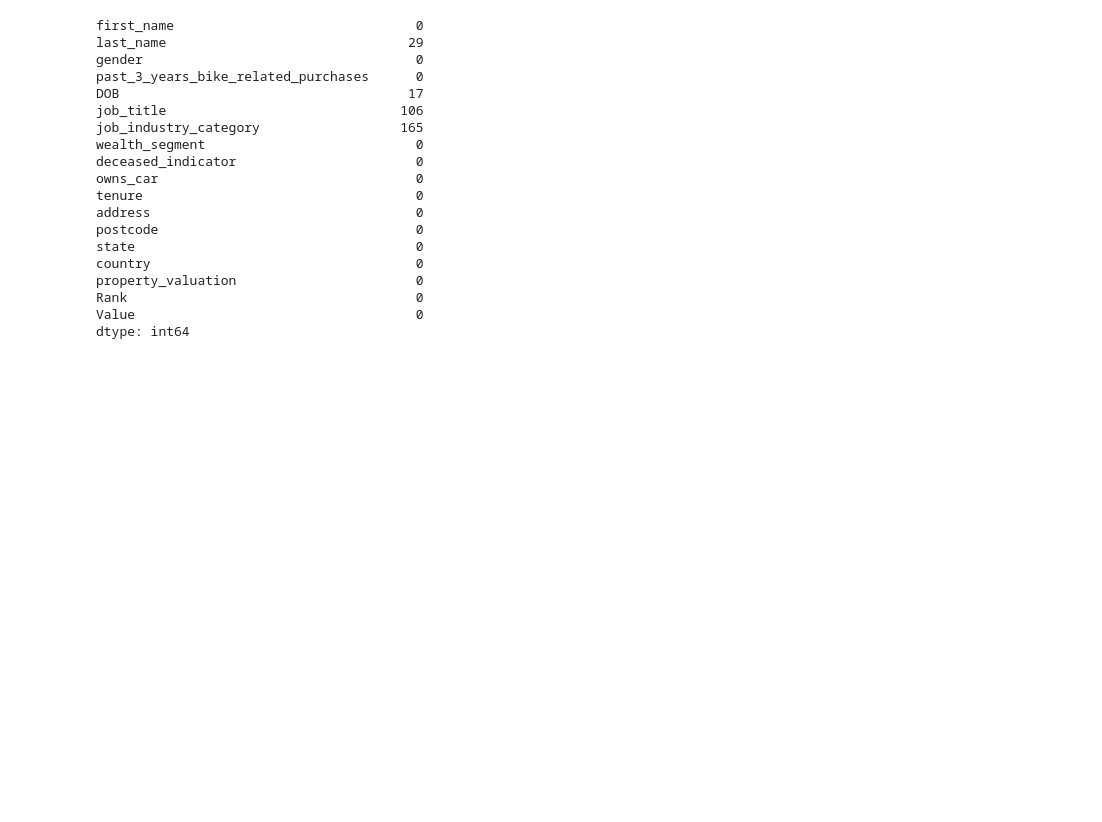
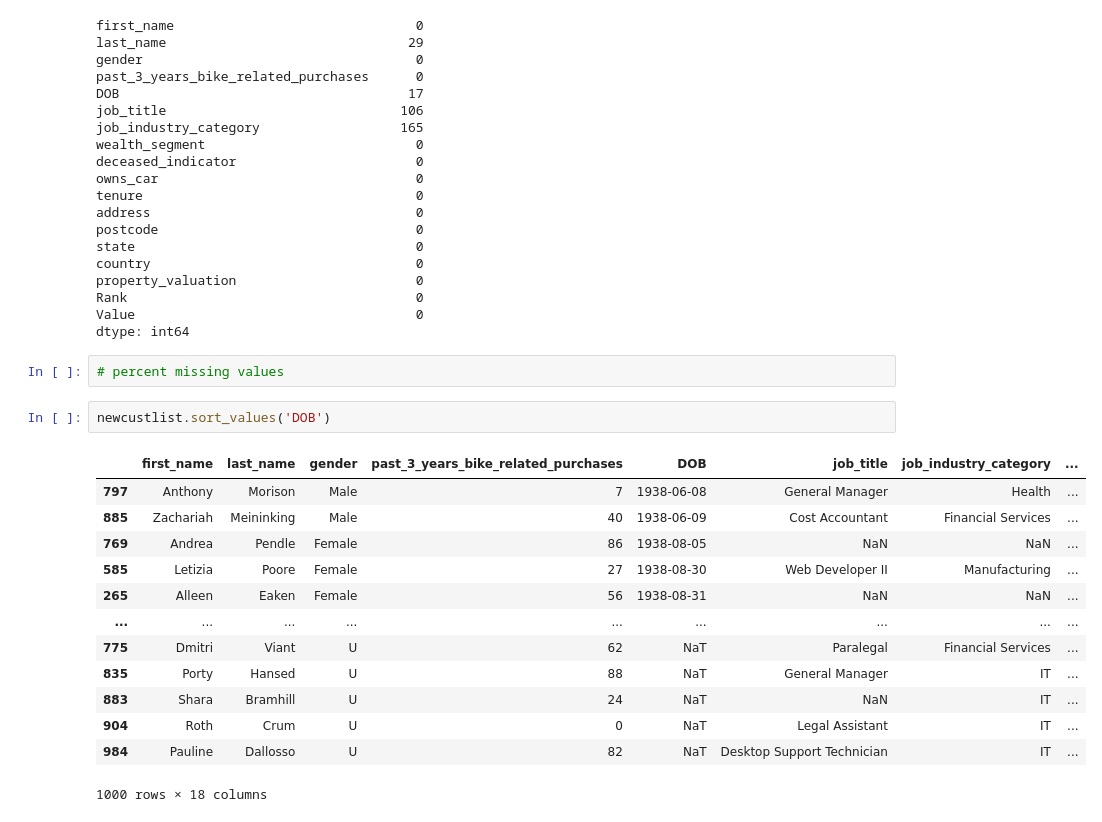
Before and after one commit to reallybadchess/Practice, a Jupyter notebook: KPMGDataSet/KPMGModule1.ipynb, the cells around one changed output. Saved outputs shown, nothing was run; the diff lists cells and outputs as text; blank space fills up the shorter version.

```diff
--- a/KPMGDataSet/KPMGModule1.ipynb
+++ b/KPMGDataSet/KPMGModule1.ipynb
@@ -317,3 +301,21 @@ property_valuation                       0
 Rank                                     0
 Value                                    0
 dtype: int64
+# %%
+# percent missing values
+# %%
+newcustlist.sort_values('DOB')
+# %% [output]
+|  | first_name | last_name | gender | past_3_years_bike_related_purchases | DOB | job_title | job_industry_category | ... |
+| 797 | Anthony | Morison | Male | 7 | 1938-06-08 | General Manager | Health | ... |
+| 885 | Zachariah | Meininking | Male | 40 | 1938-06-09 | Cost Accountant | Financial Services | ... |
+| 769 | Andrea | Pendle | Female | 86 | 1938-08-05 | NaN | NaN | ... |
+| 585 | Letizia | Poore | Female | 27 | 1938-08-30 | Web Developer II | Manufacturing | ... |
+| 265 | Alleen | Eaken | Female | 56 | 1938-08-31 | NaN | NaN | ... |
+| ... | ... | ... | ... | ... | ... | ... | ... | ... |
+| 775 | Dmitri | Viant | U | 62 | NaT | Paralegal | Financial Services | ... |
+| 835 | Porty | Hansed | U | 88 | NaT | General Manager | IT | ... |
+| 883 | Shara | Bramhill | U | 24 | NaT | NaN | IT | ... |
+| 904 | Roth | Crum | U | 0 | NaT | Legal Assistant | IT | ... |
+| 984 | Pauline | Dallosso | U | 82 | NaT | Desktop Support Technician | IT | ... |
+1000 rows × 18 columns
```
Also changed, not shown: parts of 3 cells of this notebook, 1 other file.
